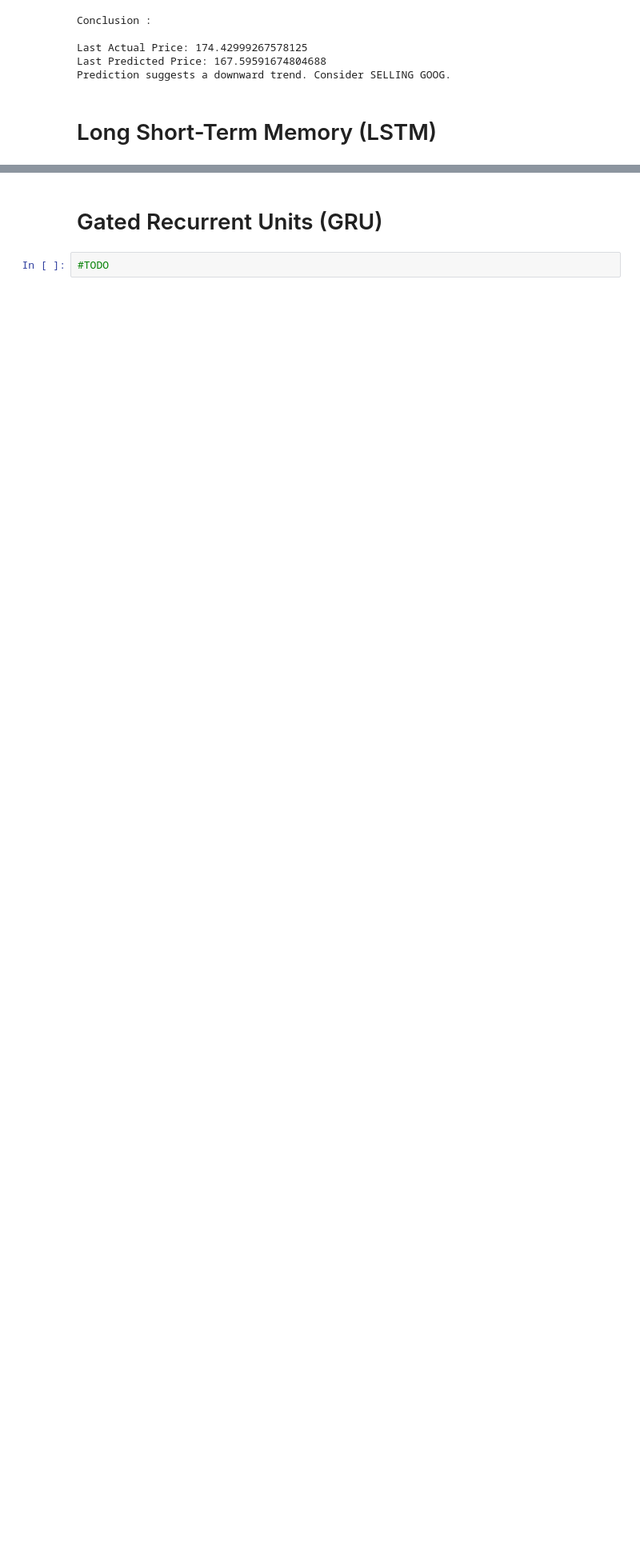
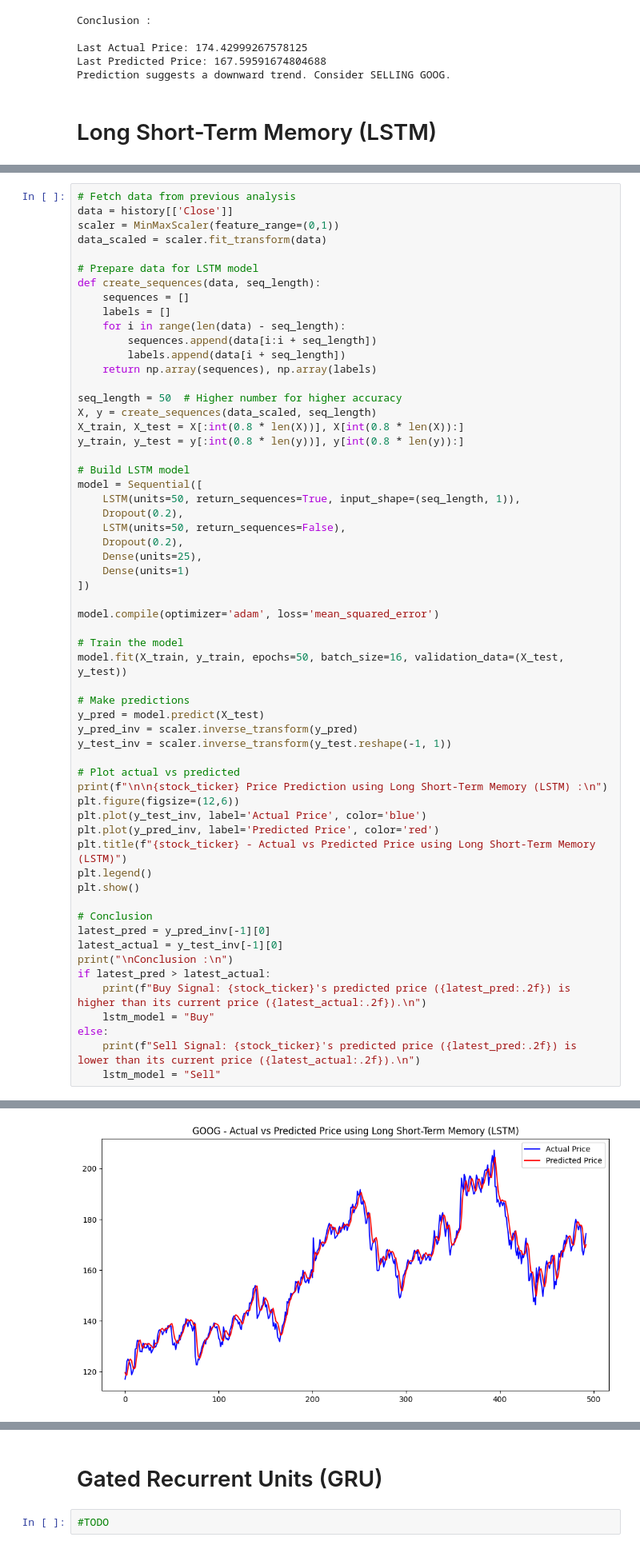
Before and after one commit to Hello-Kitty-1311/Stock-Analysis-V1, a Jupyter notebook: code.ipynb, the cells around one changed output, grey strips where cells are left out. Shown at 80% size. Cells and saved outputs as stored; diff of their text form; blank space fills up the shorter version.

Commit message:
Long Short-Term Memory (LSTM)

```diff
--- a/code.ipynb
+++ b/code.ipynb
@@ -836,0 +835,60 @@ Prediction suggests a downward trend. Consider SELLING GOOG.
+# %%
+# Fetch data from previous analysis
+data = history[['Close']]
+scaler = MinMaxScaler(feature_range=(0,1))
+data_scaled = scaler.fit_transform(data)
+
+# Prepare data for LSTM model
+def create_sequences(data, seq_length):
+    sequences = []
+    labels = []
+    for i in range(len(data) - seq_length):
+        sequences.append(data[i:i + seq_length])
+        labels.append(data[i + seq_length])
+    return np.array(sequences), np.array(labels)
+
+seq_length = 50  # Higher number for higher accuracy
+X, y = create_sequences(data_scaled, seq_length)
+X_train, X_test = X[:int(0.8 * len(X))], X[int(0.8 * len(X)):]
+y_train, y_test = y[:int(0.8 * len(y))], y[int(0.8 * len(y)):]
+
+# Build LSTM model
+model = Sequential([
+    LSTM(units=50, return_sequences=True, input_shape=(seq_length, 1)),
+    Dropout(0.2),
+    LSTM(units=50, return_sequences=False),
+    Dropout(0.2),
+    Dense(units=25),
+    Dense(units=1)
+])
+
+model.compile(optimizer='adam', loss='mean_squared_error')
+
+# Train the model
+model.fit(X_train, y_train, epochs=50, batch_size=16, validation_data=(X_test, y_test))
+
+# Make predictions
+y_pred = model.predict(X_test)
+y_pred_inv = scaler.inverse_transform(y_pred)
+y_test_inv = scaler.inverse_transform(y_test.reshape(-1, 1))
+
+# Plot actual vs predicted
+print(f"\n\n{stock_ticker} Price Prediction using Long Short-Term Memory (LSTM) :\n")
+plt.figure(figsize=(12,6))
+plt.plot(y_test_inv, label='Actual Price', color='blue')
+plt.plot(y_pred_inv, label='Predicted Price', color='red')
+plt.title(f"{stock_ticker} - Actual vs Predicted Price using Long Short-Term Memory (LSTM)")
+plt.legend()
+plt.show()
+
+# Conclusion
+latest_pred = y_pred_inv[-1][0]
+latest_actual = y_test_inv[-1][0]
+print("\nConclusion :\n")
+if latest_pred > latest_actual:
+    print(f"Buy Signal: {stock_ticker}'s predicted price ({latest_pred:.2f}) is higher than its current price ({latest_actual:.2f}).\n")
+    lstm_model = "Buy"
+else:
+    print(f"Sell Signal: {stock_ticker}'s predicted price ({latest_pred:.2f}) is lower than its current price ({latest_actual:.2f}).\n")
+    lstm_model = "Sell"
+# %% [output]
@@ -836,0 +913 @@ Prediction suggests a downward trend. Consider SELLING GOOG.
+[figure, added]
```
Also changed, not shown: parts of 2 cells of this notebook.
